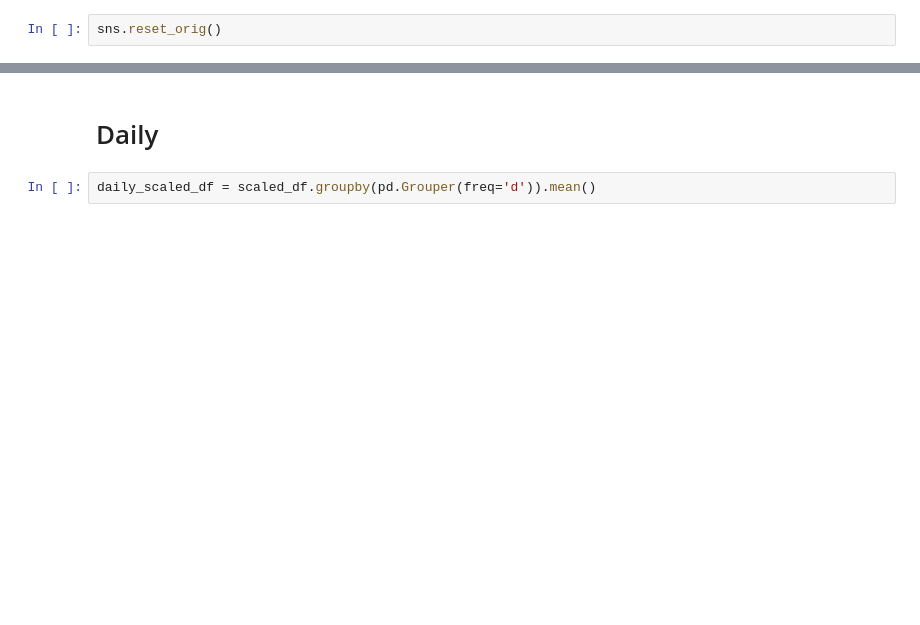
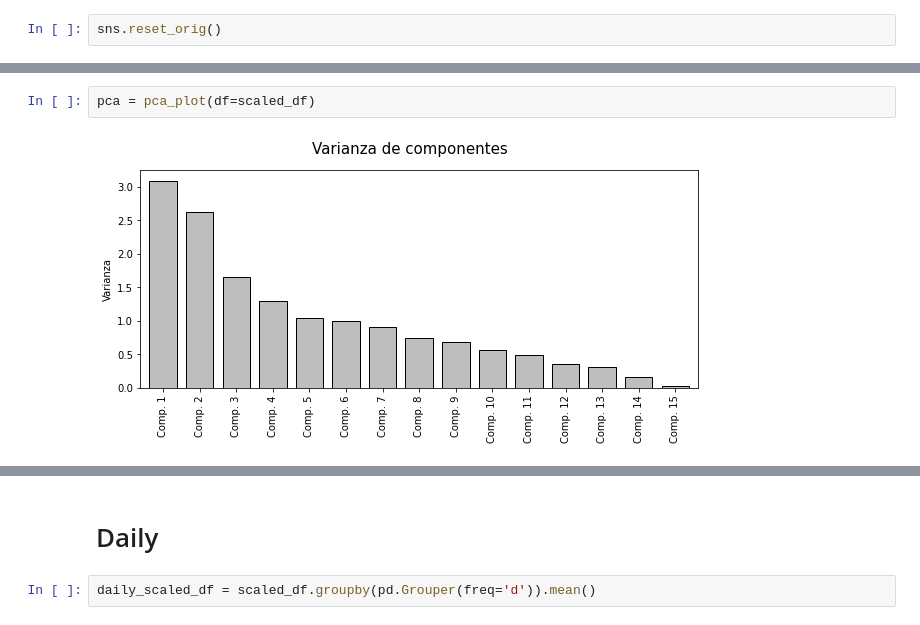
Before and after one commit to kmontocam/MA2003B, a Jupyter notebook: analysis.ipynb, the cells around one changed output, grey strips where cells are left out. Drawn from its saved outputs; the diff is of its cells as text; blank space fills up the shorter version.

```diff
--- a/analysis.ipynb
+++ b/analysis.ipynb
@@ -190,0 +86,4 @@ ax.scatter(lc.loc[z, 0], lc.loc[z, 1], lc.loc[z, 2], c="red", s=40, label="C3")
+# %%
+pca = pca_plot(df=scaled_df)
+# %% [output]
+[figure, added]
```
Also changed, not shown: parts of 33 cells of this notebook.
